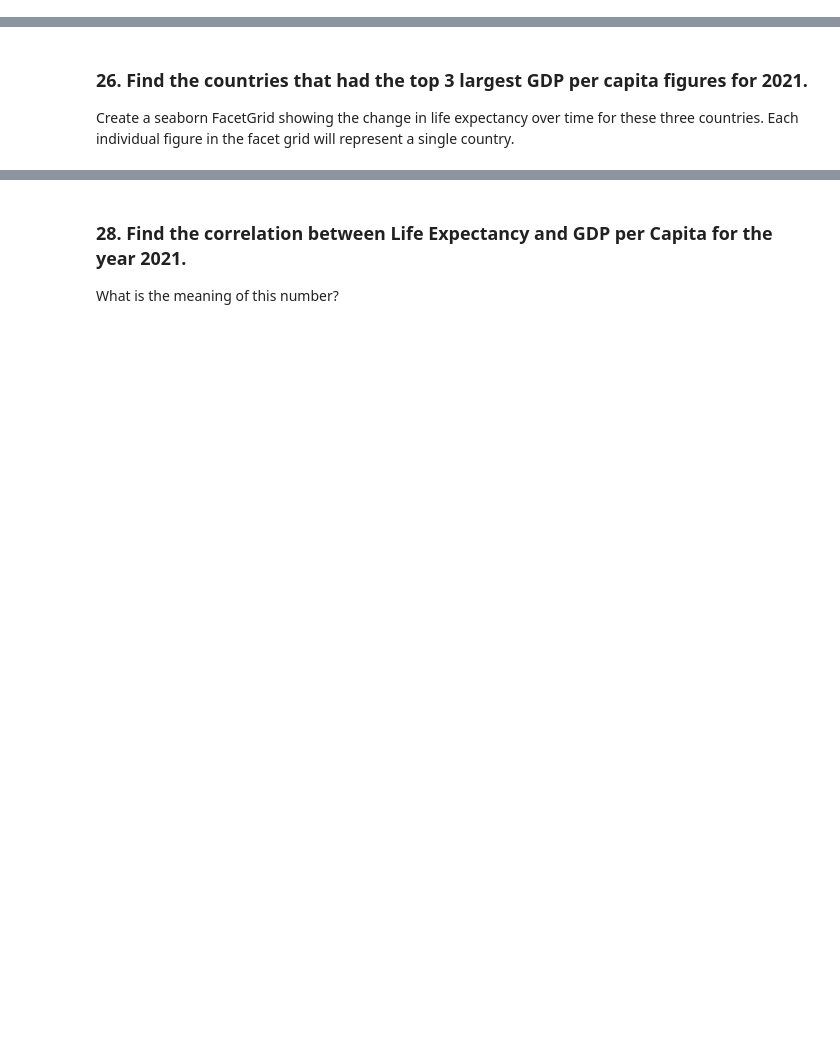
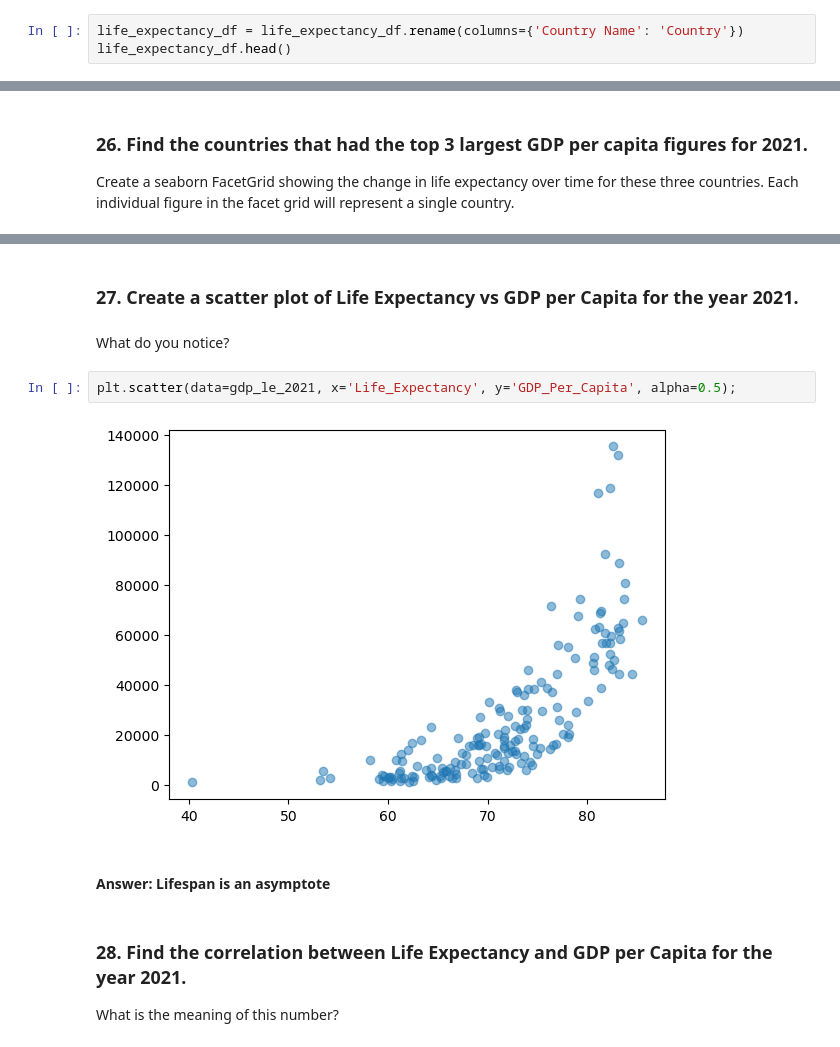
Before and after one commit to nss-data-science-cohort-9/un-exploration-shannequin, a Jupyter notebook: notebooks/UN_Data_Exploration.ipynb, the cells around one changed output, grey strips where cells are left out. Cells and saved outputs as stored; diff of their text form; blank space fills up the shorter version.

```diff
--- a/notebooks/UN_Data_Exploration.ipynb
+++ b/notebooks/UN_Data_Exploration.ipynb
@@ -317,0 +349,3 @@ Then use .melt() to convert your data from wide to long. That is, instead of hav
+# %%
+life_expectancy_df = life_expectancy_df.rename(columns={'Country Name': 'Country'})
+life_expectancy_df.head()
@@ -331,3 +430,13 @@ Create a seaborn FacetGrid showing the change in life expectancy over time for t
+# %% [markdown]
+### 27. Create a scatter plot of Life Expectancy vs GDP per Capita for the year 2021.
+# %% [markdown]
+ What do you notice?
+# %%
+plt.scatter(data=gdp_le_2021, x='Life_Expectancy', y='GDP_Per_Capita', alpha=0.5);
+# %% [output]
+[figure, added]
+# %% [markdown]
+#### Answer: Lifespan is an asymptote
 # %% [markdown]
 ### 28. Find the correlation between Life Expectancy and GDP per Capita for the year 2021.
 What is the meaning of this number?
```
Also changed, not shown: parts of 18 cells of this notebook, 3 other files.
